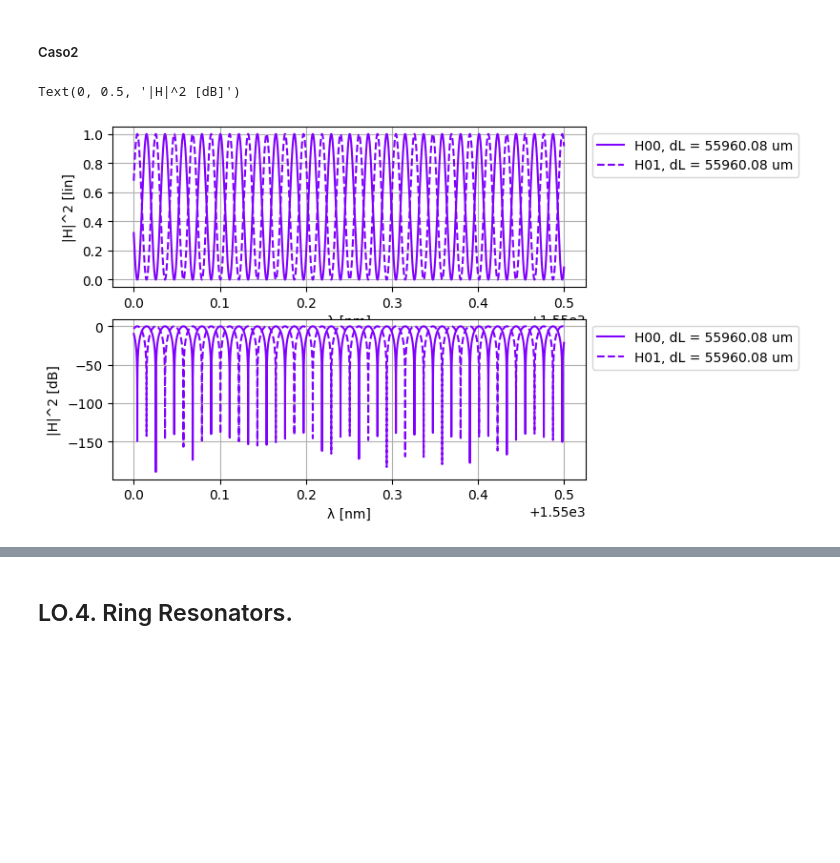
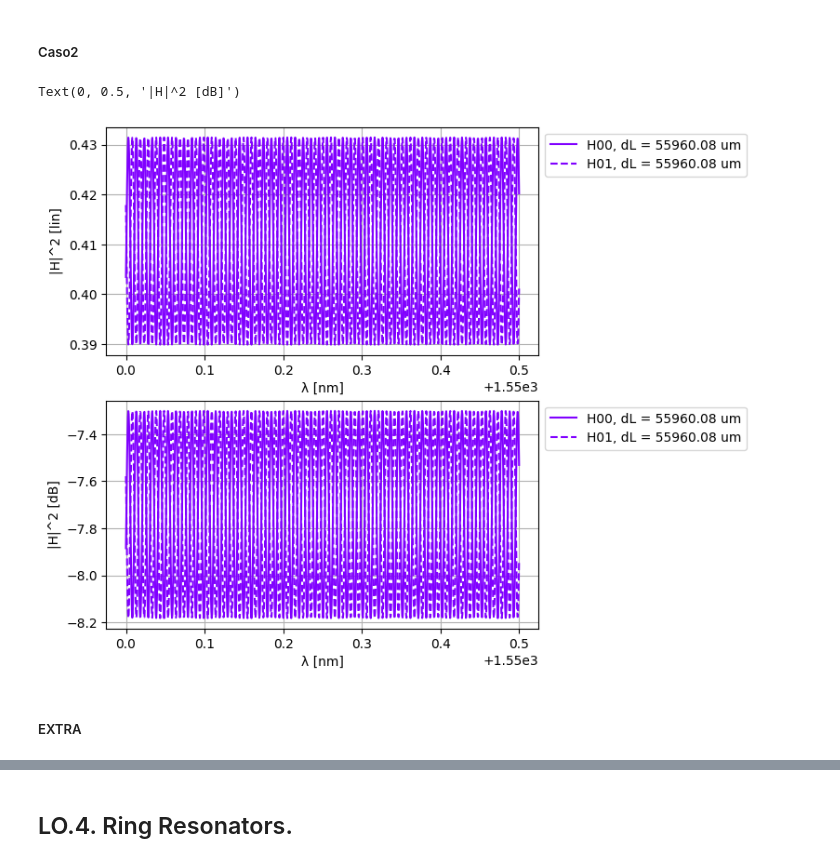
Before and after one commit to BlancaBuenoMartinez/cifoin-lab3, a Jupyter notebook: CIRCUITS_&_COMPACT_MODELS.ipynb, the cells around one changed output, grey strips where cells are left out. Drawn from its saved outputs; the diff is of its cells as text; code cells hidden in the pictures; blank space fills up the shorter version.

```diff
--- a/CIRCUITS_&_COMPACT_MODELS.ipynb
+++ b/CIRCUITS_&_COMPACT_MODELS.ipynb
@@ -307,7 +307,7 @@ mzi_test = []
 n_curves = np.shape(delta_l_v)[0]
 color = cm.rainbow(np.linspace(0, 1, n_curves))
 
-fig, ax = plt.subplots(2,1)
+fig, ax = plt.subplots(2,1,figsize=(6, 7))
 for i, delta_l in enumerate(delta_l_v):
     # Simulate MZI with given length difference
     # We can access the waveguide lengths by using the instance names defined in the circuit
@@ -329,7 +329,7 @@ for i, delta_l in enumerate(delta_l_v):
 for i in range(0,2):
     ax[i].grid(visible=True)
     ax[i].legend(fontsize=8)
-    ax[i].set_xlabel("λ [nm]")
+    ax[i].set_xlabel("λ [um]")
     ax[i].legend(loc='upper left', bbox_to_anchor=(1, 1))
 
 ax[0].set_ylabel("|H|^2 [lin]")
@@ -353,7 +353,7 @@ mzi_test = []
 n_curves = np.shape(delta_l_v)[0]
 color = cm.rainbow(np.linspace(0, 1, n_curves))
 
-fig, ax = plt.subplots(2,1)
+fig, ax = plt.subplots(2,1,figsize=(6, 7))
 for i, delta_l in enumerate(delta_l_v):
     # Simulate MZI with given length difference
     # We can access the waveguide lengths by using the instance names defined in the circuit
@@ -448,24 +440,11 @@ Text(0, 0.5, '|H|^2 [dB]')
 ##### Caso2
 # %%
 # Wavelengths to simulate
-wl = jnp.linspace(1.55, 1.5505, 100000)
+wl = jnp.linspace(1.55, 1.5505, 1000)
 
 # Length values to simulate. We have a base length and we will vary the length of one arm using delta_l_v
-dL_val = 55960.0840224255
-delta_l_v = np.array([dL_val])
+delta_l_v = np.array([55960.0840224255])
 l_base = 1000.0
-loss_um = 4 / 1e4
-
-for i, delta_l in enumerate(delta_l_v):
-    # Aplicamos los parámetros de silicio y la pérdida
-    mzi_test = mzi(wl=wl,
-                   wvg_S={"length": l_base, "neff": 2.38, "ng": 4.25, "loss": loss_um},
-                   wvg_N={"length": l_base + delta_l, "neff": 2.38, "ng": 4.25, "loss": loss_um},
-                   coup_E={"coupling": 0.1},
-                   coup_W={"coupling": 0.5})
-
-    H00 = mzi_test["in0", "out0"]
-    H01 = mzi_test["in0", "out1"]
 
 # Testbench
 mzi_test = []
@@ -473,33 +452,40 @@ mzi_test = []
 n_curves = np.shape(delta_l_v)[0]
 color = cm.rainbow(np.linspace(0, 1, n_curves))
 
-fig, ax = plt.subplots(2,1)
+fig, ax = plt.subplots(2,1,figsize=(6, 7))
 for i, delta_l in enumerate(delta_l_v):
     # Simulate MZI with given length difference
     # We can access the waveguide lengths by using the instance names defined in the circuit
     # First we instantiate the MZI with the desired lengths
-    mzi_test = mzi(wl=wl, wvg_S={"length": l_base}, wvg_N={"length": l_base+delta_l})
+    #mzi_test = mzi(wl=wl, wvg_S={"length": l_base}, wvg_N={"length": l_base+delta_l})
+    mzi_test = mzi(wl=wl,
+                   wvg_S={"length": l_base, "neff": 2.38, "ng": 4.25, "loss": 4e-4},
+                   wvg_N={"length": l_base+delta_l, "neff": 2.38, "ng": 4.25, "loss": 4e-4},
+                   coup_E={"coupling": 0.1}, #ka
+                   coup_W={"coupling": 0.5}) #kb
     # Then we can extract the S-parameters using the port names defined in the circuit
     H00 = mzi_test["in0", "out0"]
     H01 = mzi_test["in0", "out1"]
 
     H00_dB = 20.0*jnp.log10(np.abs(H00) ** 2)
     H01_dB = 20.0*jnp.log10(np.abs(H01) ** 2)
 
     ax[0].plot(wl * 1e3, np.abs(H00)**2, linestyle="-", color=color[i], label=f"H00, dL = {delta_l:.2f} um")
     ax[0].plot(wl * 1e3, np.abs(H01)**2, linestyle="--", color=color[i], label=f"H01, dL = {delta_l:.2f} um")
 
     ax[1].plot(wl * 1e3, H00_dB, linestyle="-", color=color[i], label=f"H00, dL = {delta_l:.2f} um")
     ax[1].plot(wl * 1e3, H01_dB, linestyle="--", color=color[i], label=f"H01, dL = {delta_l:.2f} um")
 
 for i in range(0,2):
     ax[i].grid(visible=True)
     ax[i].legend(fontsize=8)
     ax[i].set_xlabel("λ [nm]")
     ax[i].legend(loc='upper left', bbox_to_anchor=(1, 1))
 
 ax[0].set_ylabel("|H|^2 [lin]")
 ax[1].set_ylabel("|H|^2 [dB]")
 # %% [output]
 Text(0, 0.5, '|H|^2 [dB]')
-[figure, old version]
+[figure, new version]
+# %% [markdown]
+##### EXTRA
```
Also changed, not shown: parts of 7 cells of this notebook, 2 other files.
